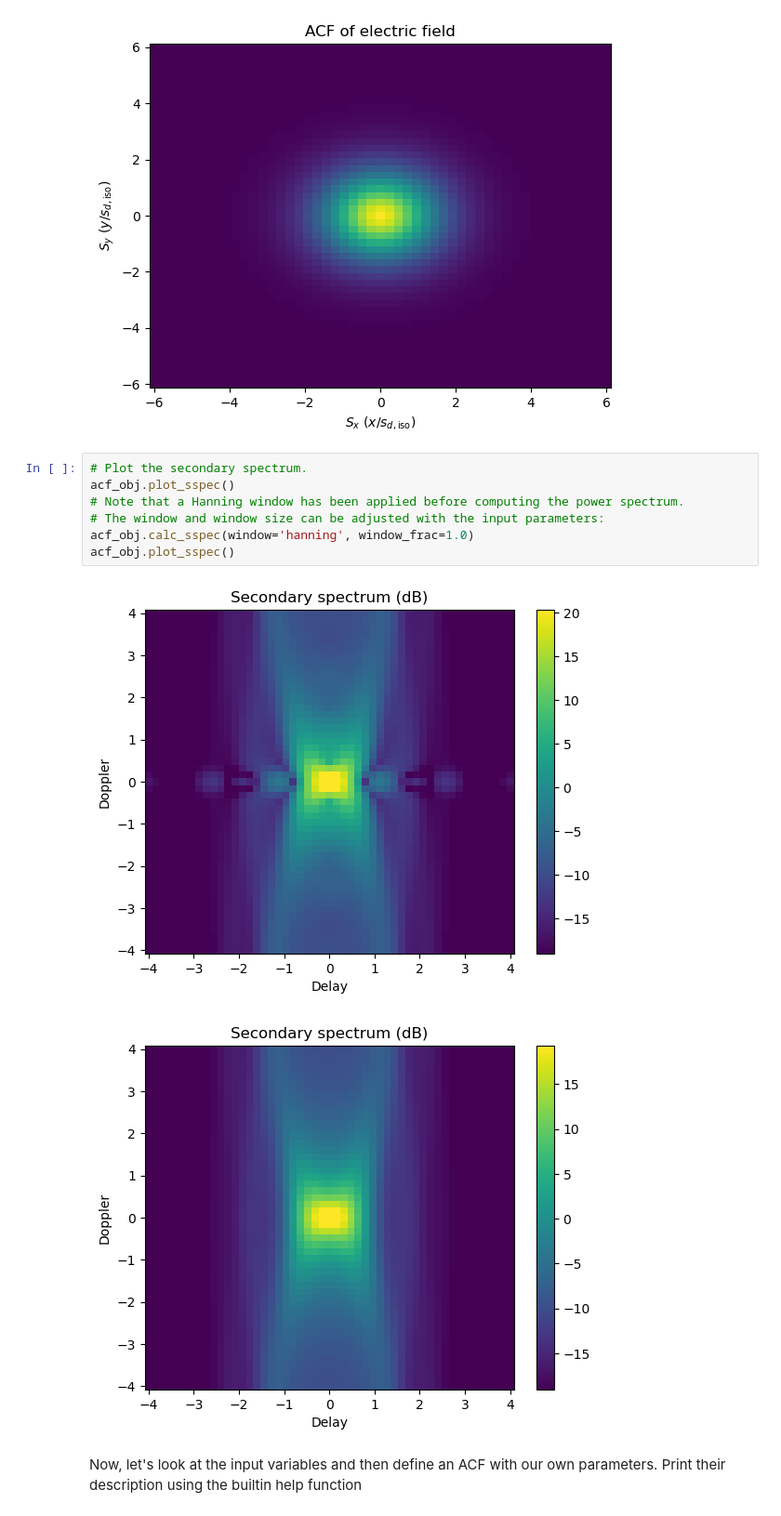
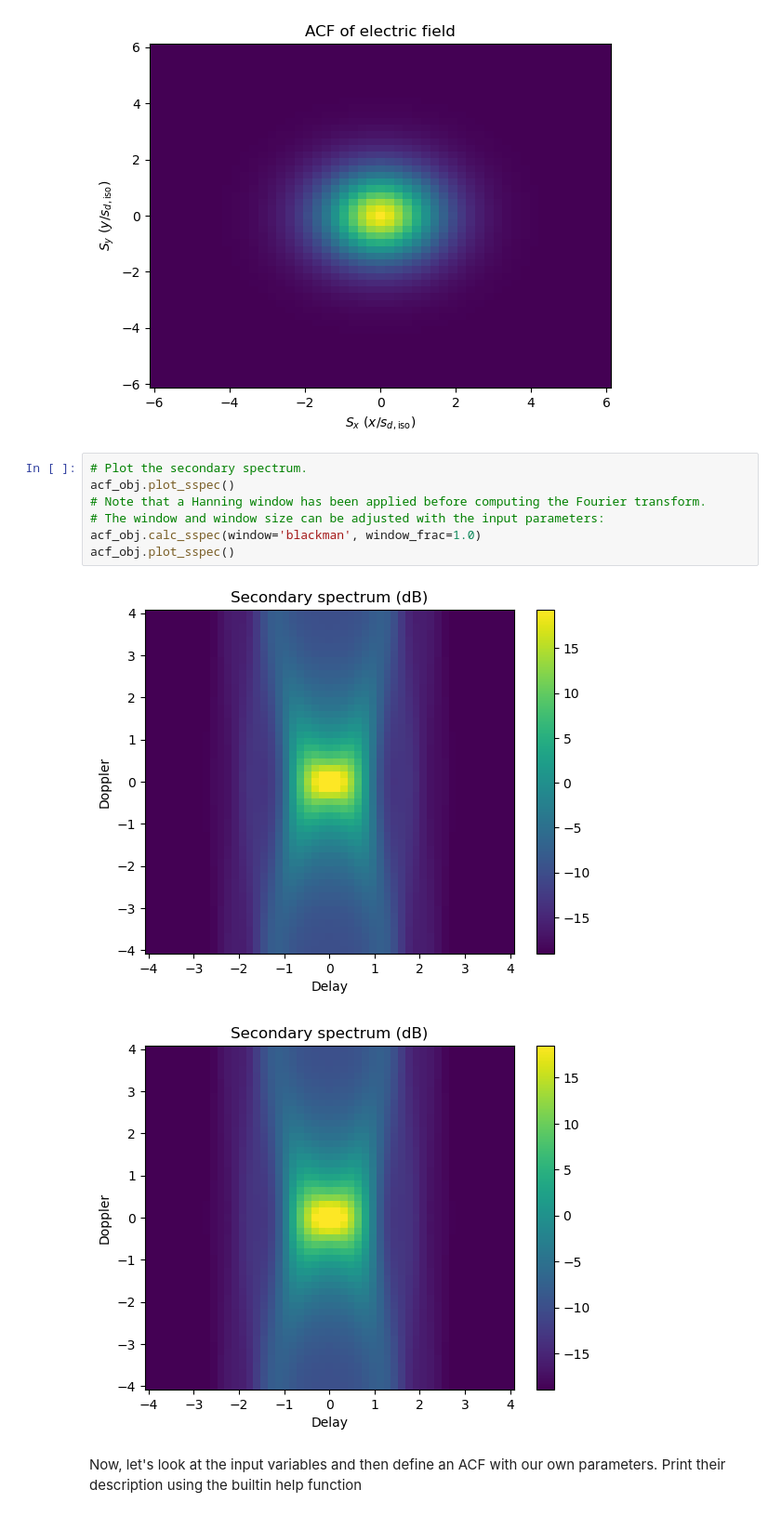
Before and after one commit to danielreardon/scintools, a Jupyter notebook: scintools/examples/acf_strong_scintillation.ipynb, the cells around one changed output. Shown at 93% size. Cells and saved outputs as stored; diff of their text form.

```diff
--- a/scintools/examples/acf_strong_scintillation.ipynb
+++ b/scintools/examples/acf_strong_scintillation.ipynb
@@ -24,13 +24,13 @@ acf_obj.plot_acf_efield()
 # %%
 # Plot the secondary spectrum.
 acf_obj.plot_sspec()
-# Note that a Hanning window has been applied before computing the power spectrum.
+# Note that a Hanning window has been applied before computing the Fourier transform.
 # The window and window size can be adjusted with the input parameters:
-acf_obj.calc_sspec(window='hanning', window_frac=1.0)
+acf_obj.calc_sspec(window='blackman', window_frac=1.0)
 acf_obj.plot_sspec()
 # %% [output]
-[figure, old version]
+[figure, new version]
-[figure, old version]
+[figure, new version]
 # %% [markdown]
 Now, let's look at the input variables and then define an ACF with our own parameters. Print their description using the builtin help function
 # %%
```
Also changed, not shown: 2 other files.
